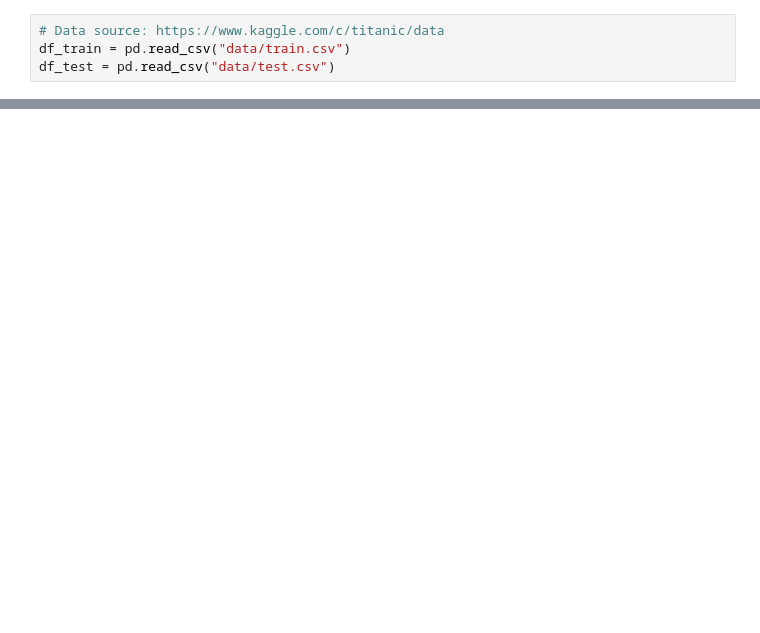
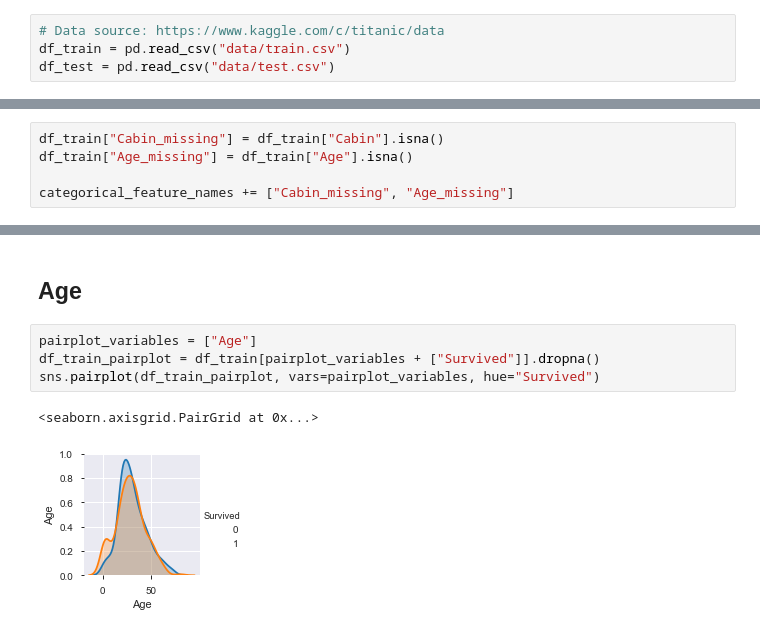
Before and after one commit to gergelyBognar/titanic, a Jupyter notebook: titanic.ipynb, the cells around one changed output, grey strips where cells are left out. Cells and saved outputs as stored; diff of their text form; blank space fills up the shorter version.

```diff
--- a/titanic.ipynb
+++ b/titanic.ipynb
@@ -42,0 +120,5 @@ df_train.profile_report(style={'full_width':True})
+# %%
+df_train["Cabin_missing"] = df_train["Cabin"].isna()
+df_train["Age_missing"] = df_train["Age"].isna()
+
+categorical_feature_names += ["Cabin_missing", "Age_missing"]
@@ -42,0 +203,9 @@ df_train.profile_report(style={'full_width':True})
+# %% [markdown]
+## Age
+# %%
+pairplot_variables = ["Age"]
+df_train_pairplot = df_train[pairplot_variables + ["Survived"]].dropna()
+sns.pairplot(df_train_pairplot, vars=pairplot_variables, hue="Survived")
+# %% [output]
+<seaborn.axisgrid.PairGrid at 0x...>
+[figure, added]
```
Also changed, not shown: parts of 25 cells of this notebook.
